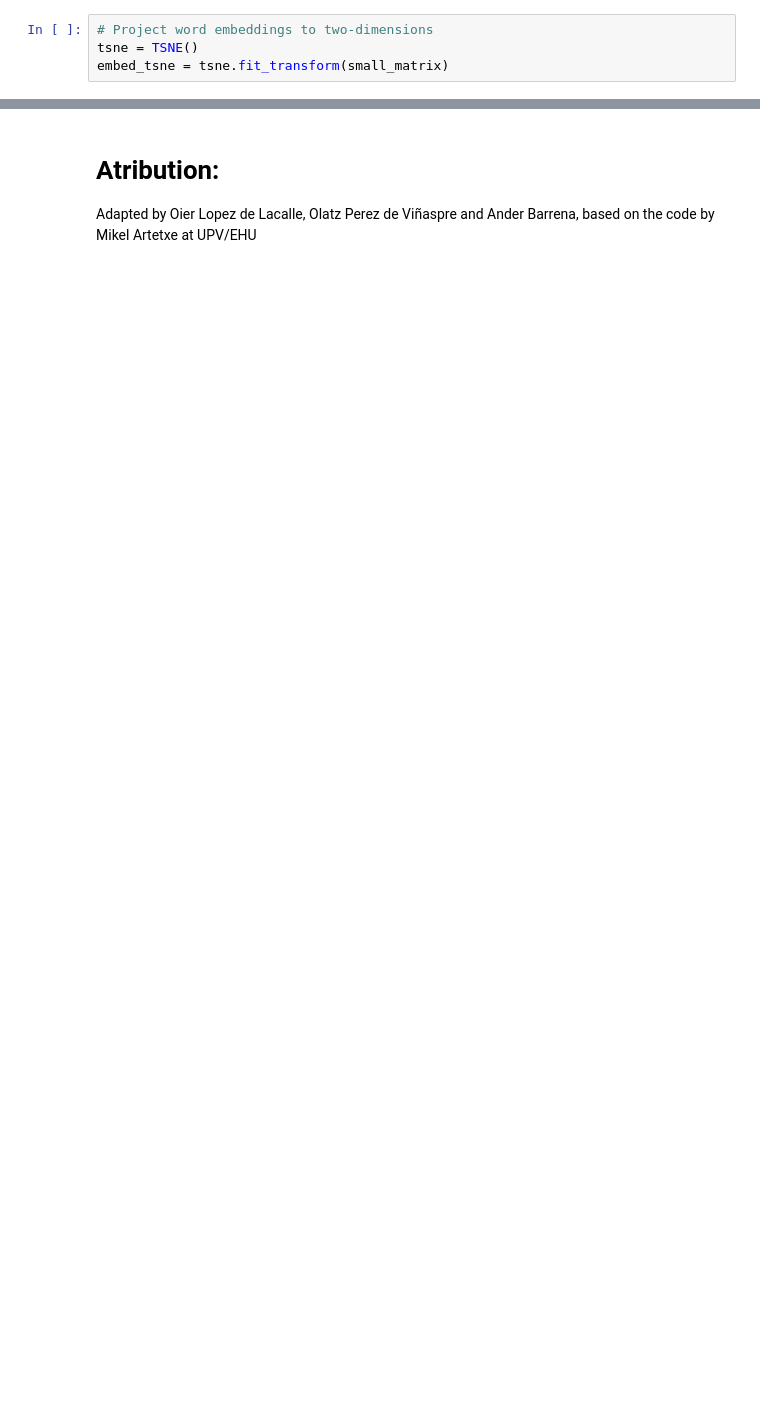
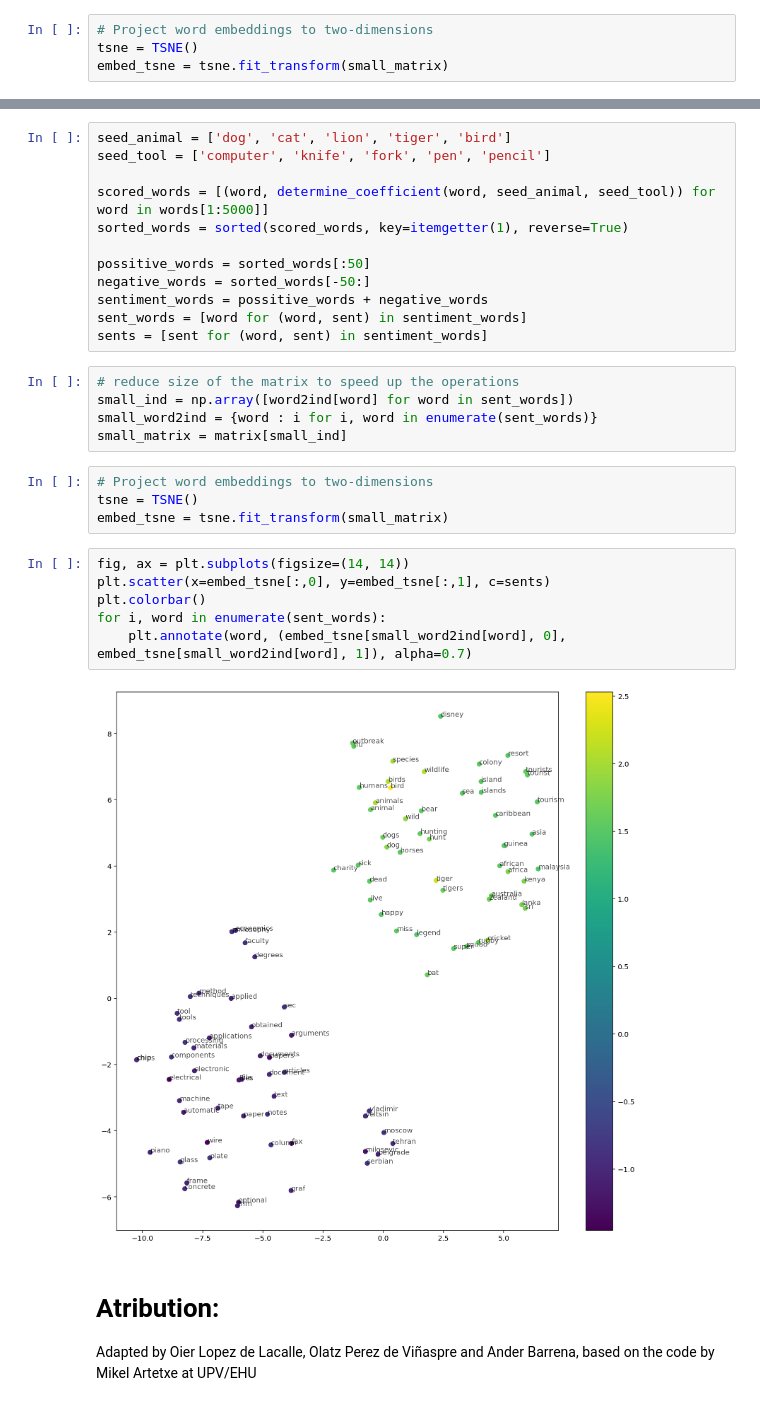
Before and after one commit to juletx/deep-learning-nlp, a Jupyter notebook: assignments/2. Word_embeddings.ipynb, the cells around one changed output, grey strips where cells are left out. Drawn from its saved outputs; the diff is of its cells as text; blank space fills up the shorter version.

```diff
--- a/assignments/2. Word_embeddings.ipynb
+++ b/assignments/2. Word_embeddings.ipynb
@@ -695,3 +809,32 @@ for i, word in enumerate(words):
+# %%
+seed_animal = ['dog', 'cat', 'lion', 'tiger', 'bird']
+seed_tool = ['computer', 'knife', 'fork', 'pen', 'pencil']
+
+scored_words = [(word, determine_coefficient(word, seed_animal, seed_tool)) for word in words[1:5000]]
+sorted_words = sorted(scored_words, key=itemgetter(1), reverse=True)
+
+possitive_words = sorted_words[:50]
+negative_words = sorted_words[-50:]
+sentiment_words = possitive_words + negative_words
+sent_words = [word for (word, sent) in sentiment_words]
+sents = [sent for (word, sent) in sentiment_words]
+# %%
+# reduce size of the matrix to speed up the operations
+small_ind = np.array([word2ind[word] for word in sent_words])
+small_word2ind = {word : i for i, word in enumerate(sent_words)}
+small_matrix = matrix[small_ind]
+# %%
+# Project word embeddings to two-dimensions
+tsne = TSNE()
+embed_tsne = tsne.fit_transform(small_matrix)
+# %%
+fig, ax = plt.subplots(figsize=(14, 14))
+plt.scatter(x=embed_tsne[:,0], y=embed_tsne[:,1], c=sents)
+plt.colorbar()
+for i, word in enumerate(sent_words):
+    plt.annotate(word, (embed_tsne[small_word2ind[word], 0], embed_tsne[small_word2ind[word], 1]), alpha=0.7)
+# %% [output]
+[figure, added]
 # %% [markdown]
 # Atribution:
 Adapted by Oier Lopez de Lacalle, Olatz Perez de Viñaspre and Ander Barrena, based on the code by Mikel Artetxe at UPV/EHU
```
Also changed, not shown: parts of 31 cells of this notebook.
